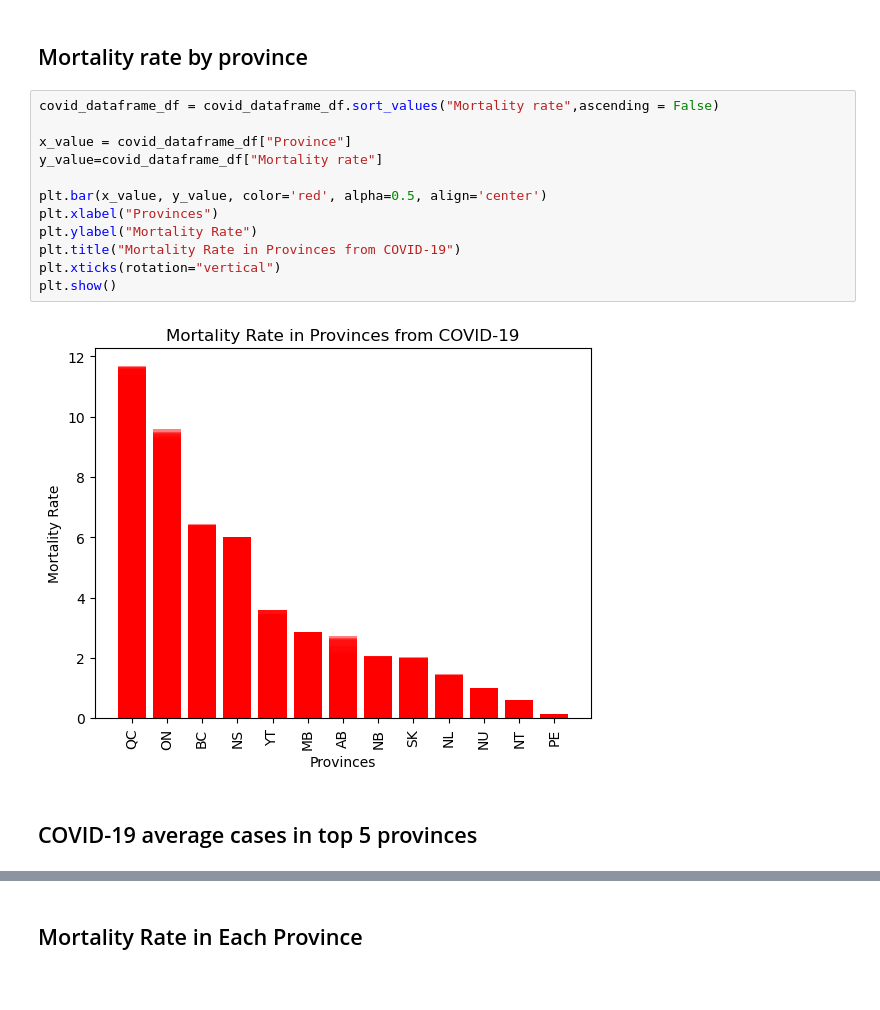
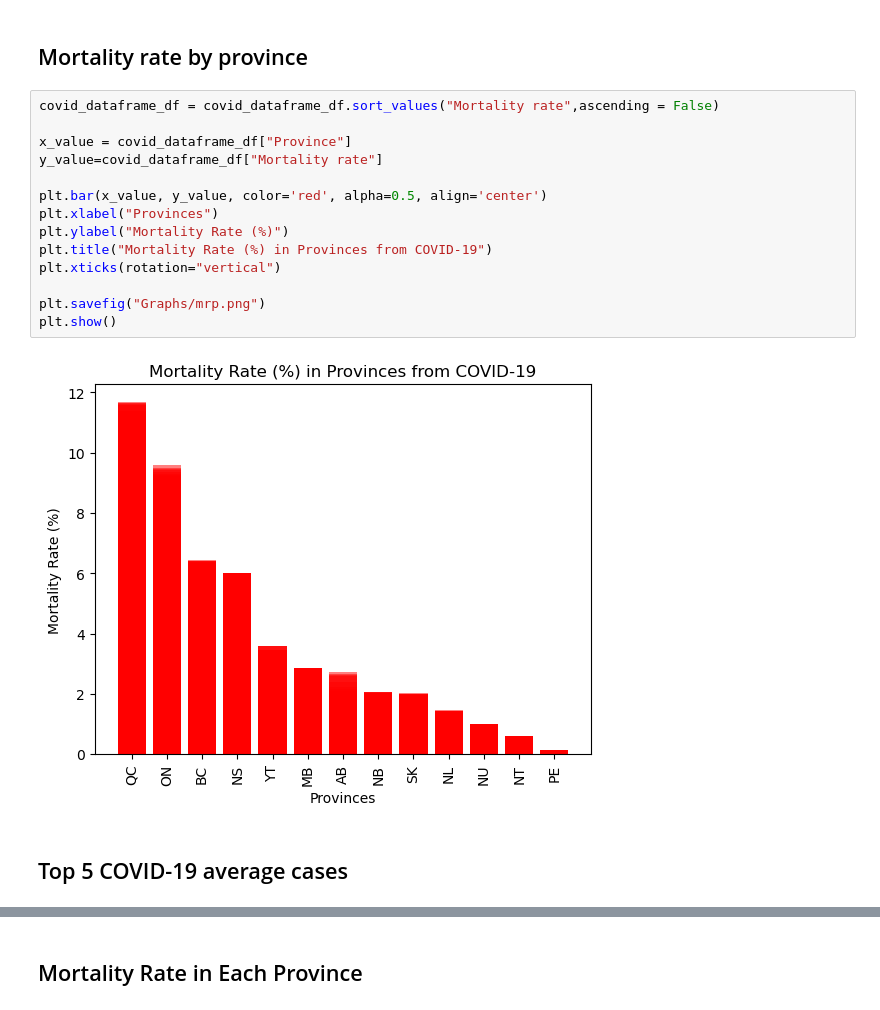
Before and after one commit to svafaeva93/Covid19AnalysisCanada, a Jupyter notebook: Data_visualization_API.ipynb, the cells around one changed output, grey strips where cells are left out. Cells and saved outputs as stored; diff of their text form.

```diff
--- a/Data_visualization_API.ipynb
+++ b/Data_visualization_API.ipynb
@@ -317,19 +317,21 @@ sorted_dataset
 # %%
 covid_dataframe_df = covid_dataframe_df.sort_values("Mortality rate",ascending = False)
 
 x_value = covid_dataframe_df["Province"]
 y_value=covid_dataframe_df["Mortality rate"]
 
 plt.bar(x_value, y_value, color='red', alpha=0.5, align='center')
 plt.xlabel("Provinces")
-plt.ylabel("Mortality Rate")
-plt.title("Mortality Rate in Provinces from COVID-19")
+plt.ylabel("Mortality Rate (%)")
+plt.title("Mortality Rate (%) in Provinces from COVID-19")
 plt.xticks(rotation="vertical")
+
+plt.savefig("Graphs/mrp.png")
 plt.show()
 # %% [output]
-[figure, old version]
+[figure, new version]
 # %% [markdown]
-## COVID-19 average cases in top 5 provinces
+## Top 5 COVID-19 average cases
 # %%
 sorted_dataset = sorted_dataset.sort_values(by=['Average confirmed cases'], ascending=False)
 top_five = sorted_dataset.nlargest(5, 'Average confirmed cases')
```
Also changed, not shown: parts of 19 cells of this notebook, 10 other files.
